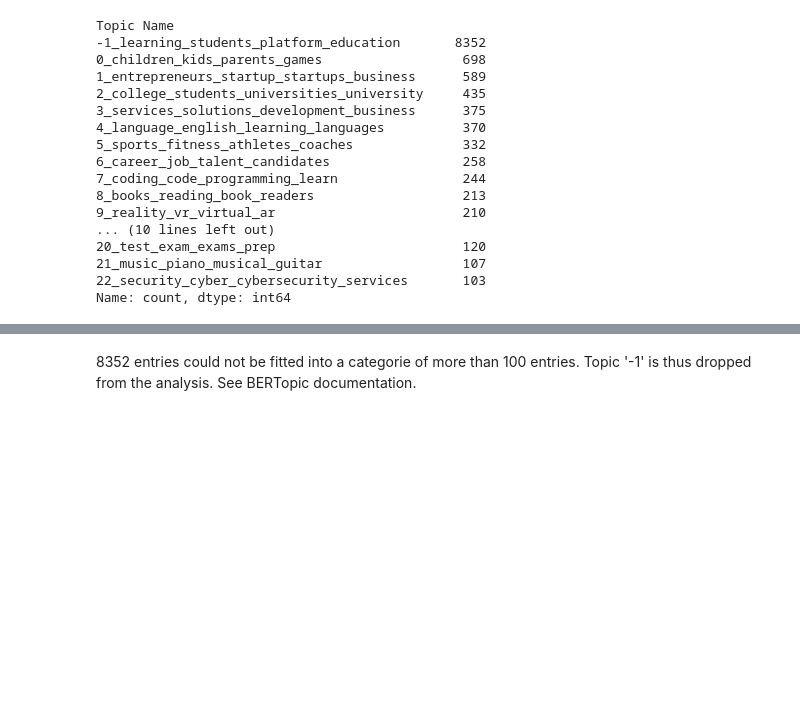
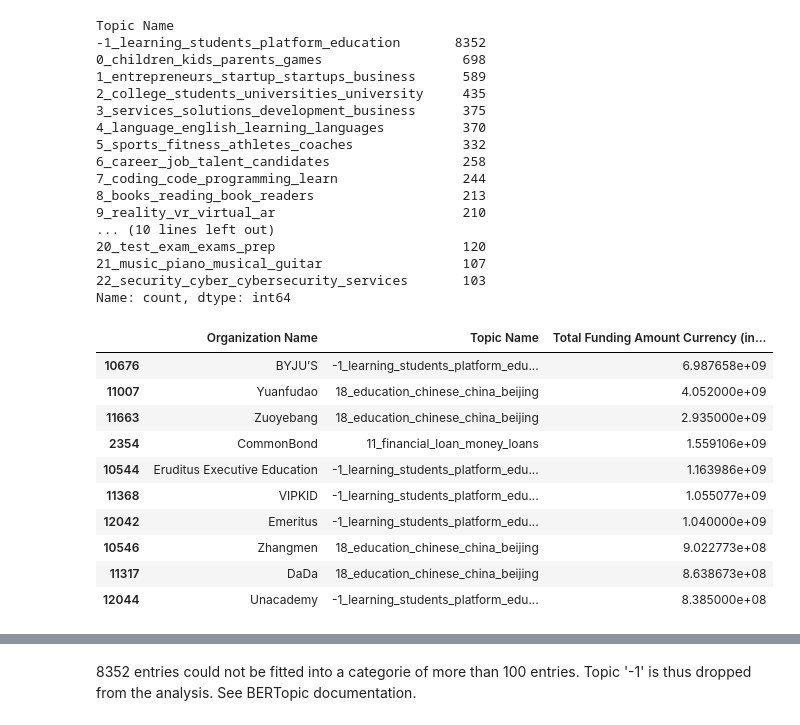
Before and after one commit to MarioMuehlematter/Education.ai, a Jupyter notebook: notebooks/Education.ai_Analysis+Plots.ipynb, the cells around one changed output, grey strips where cells are left out. Cells and saved outputs as stored; diff of their text form; code cells hidden in the pictures; blank space fills up the shorter version.

```diff
--- a/notebooks/Education.ai_Analysis+Plots.ipynb
+++ b/notebooks/Education.ai_Analysis+Plots.ipynb
@@ -260,0 +266,14 @@ Name: count, dtype: int64
+# %%
+top10_sorted
+# %% [output]
+|  | Organization Name | Topic Name | Total Funding Amount Currency (in... |
+| 10676 | BYJU’S | -1_learning_students_platform_edu... | 6.987658e+09 |
+| 11007 | Yuanfudao | 18_education_chinese_china_beijing | 4.052000e+09 |
+| 11663 | Zuoyebang | 18_education_chinese_china_beijing | 2.935000e+09 |
+| 2354 | CommonBond | 11_financial_loan_money_loans | 1.559106e+09 |
+| 10544 | Eruditus Executive Education | -1_learning_students_platform_edu... | 1.163986e+09 |
+| 11368 | VIPKID | -1_learning_students_platform_edu... | 1.055077e+09 |
+| 12042 | Emeritus | -1_learning_students_platform_edu... | 1.040000e+09 |
+| 10546 | Zhangmen | 18_education_chinese_china_beijing | 9.022773e+08 |
+| 11317 | DaDa | 18_education_chinese_china_beijing | 8.638673e+08 |
+| 12044 | Unacademy | -1_learning_students_platform_edu... | 8.385000e+08 |
```
Also changed, not shown: parts of 3 cells of this notebook.
